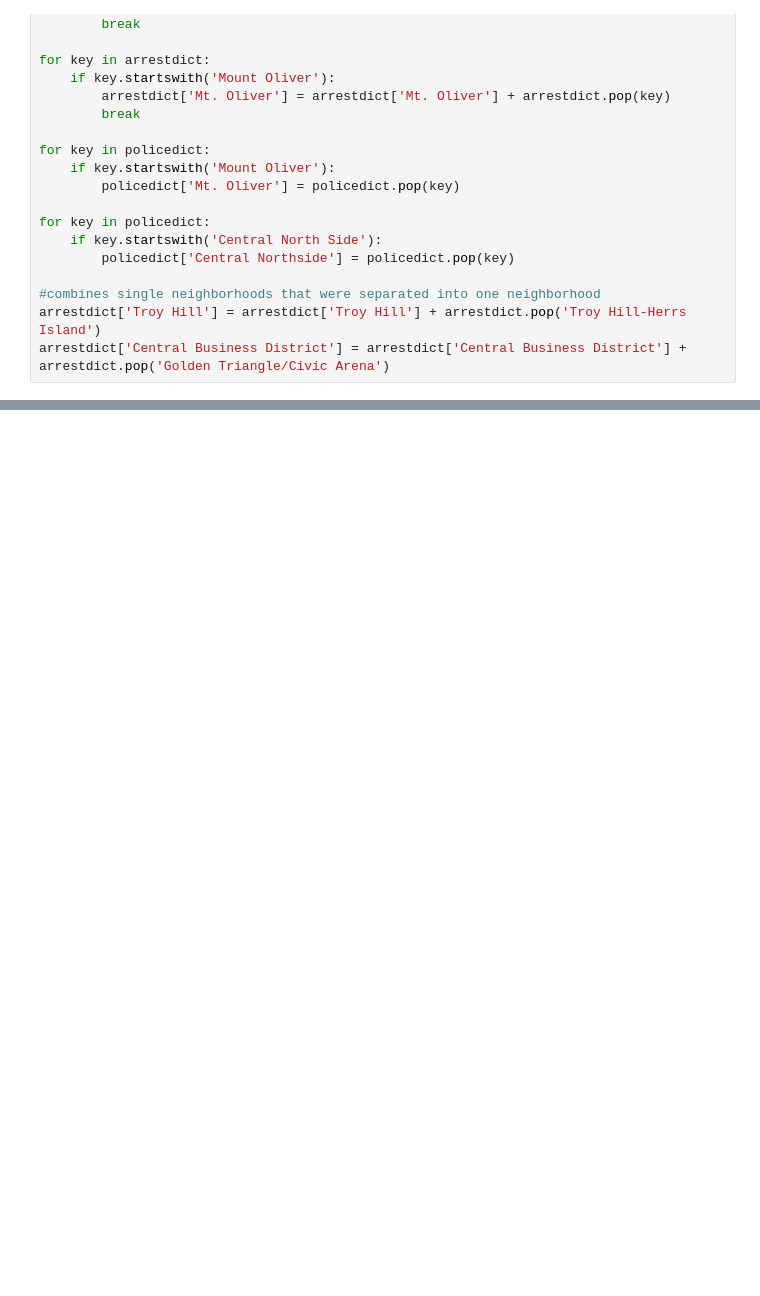
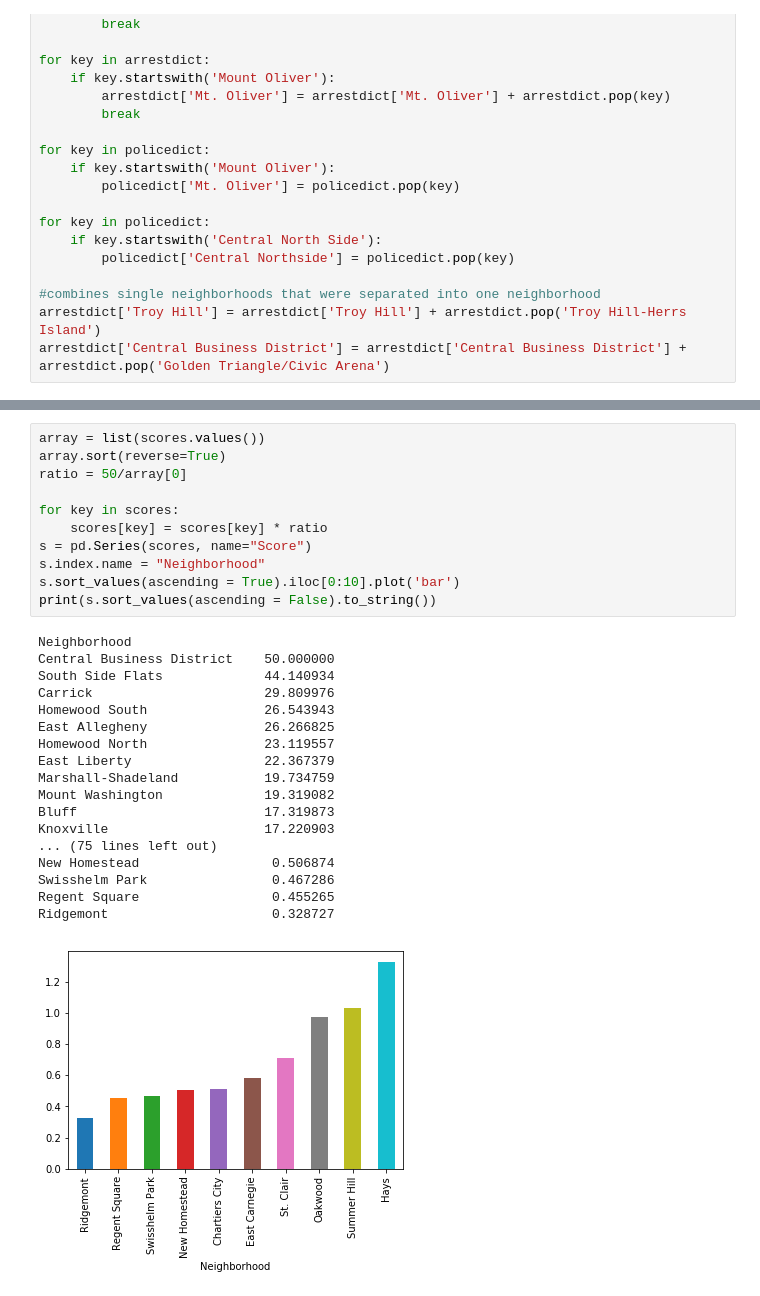
Before and after one commit to ty-com/big-ideas-final-project, a Jupyter notebook: tylersMain.ipynb, the cells around one changed output, grey strips where cells are left out. Drawn from its saved outputs; the diff is of its cells as text; blank space fills up the shorter version.

```diff
--- a/tylersMain.ipynb
+++ b/tylersMain.ipynb
@@ -79,0 +117,30 @@ s.sort_values().iloc[0:10].plot('bar')
+# %%
+array = list(scores.values())
+array.sort(reverse=True)
+ratio = 50/array[0]
+
+for key in scores:
+    scores[key] = scores[key] * ratio
+s = pd.Series(scores, name="Score")
+s.index.name = "Neighborhood"
+s.sort_values(ascending = True).iloc[0:10].plot('bar')
+print(s.sort_values(ascending = False).to_string())
+# %% [output]
+Neighborhood
+Central Business District    50.000000
+South Side Flats             44.140934
+Carrick                      29.809976
+Homewood South               26.543943
+East Allegheny               26.266825
+Homewood North               23.119557
+East Liberty                 22.367379
+Marshall-Shadeland           19.734759
+Mount Washington             19.319082
+Bluff                        17.319873
+Knoxville                    17.220903
+... (75 lines left out)
+New Homestead                 0.506874
+Swisshelm Park                0.467286
+Regent Square                 0.455265
+Ridgemont                     0.328727
+[figure, added]
```
Also changed, not shown: parts of 4 cells of this notebook.
